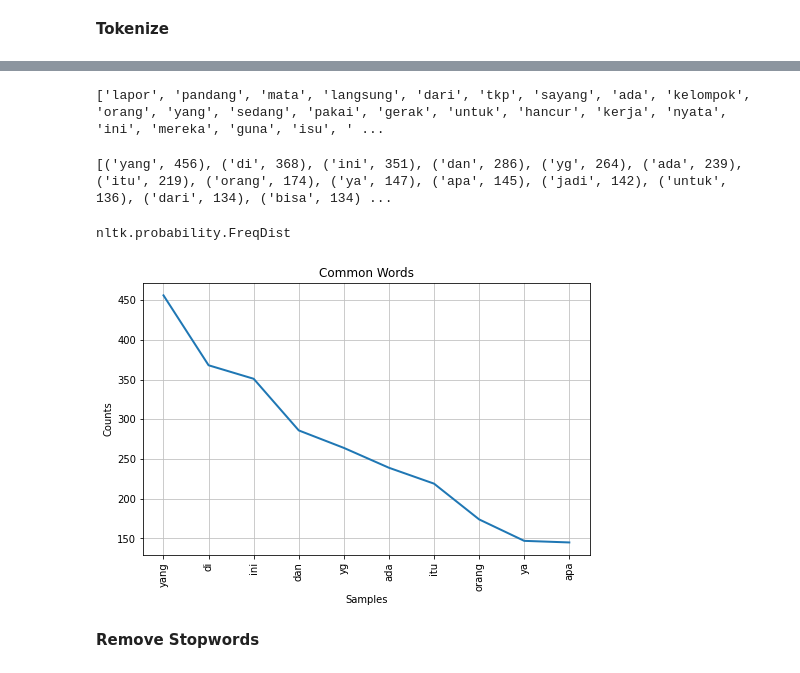
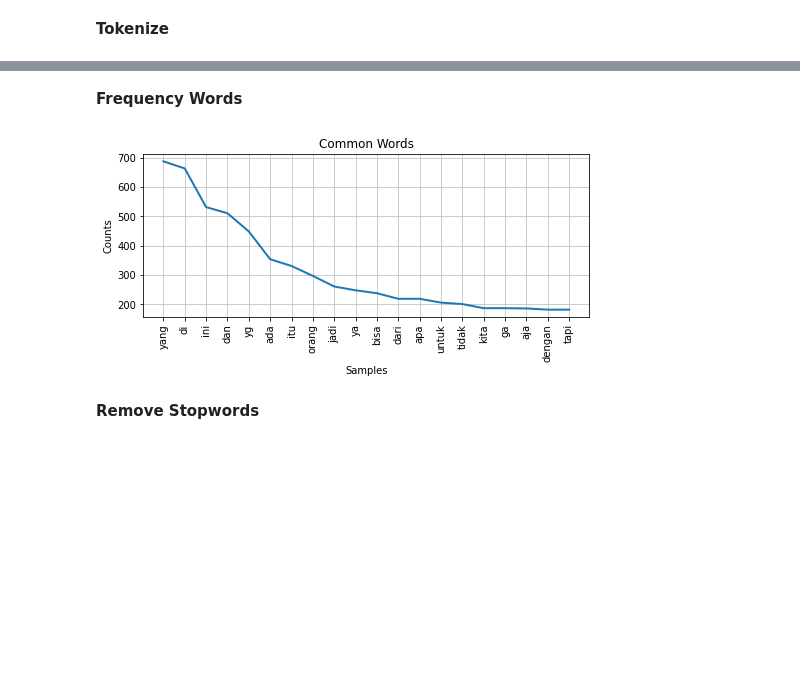
Before and after one commit to farhanalfaa/twitter-sentiment-analysis, a Jupyter notebook: program/[Part_2]_Exploratory_Data_Analysis.ipynb, the cells around one changed output, grey strips where cells are left out. Saved outputs shown, nothing was run; the diff lists cells and outputs as text; code cells hidden in the pictures; blank space fills up the shorter version.

```diff
--- a/program/[Part_2]_Exploratory_Data_Analysis.ipynb
+++ b/program/[Part_2]_Exploratory_Data_Analysis.ipynb
@@ -34,7 +27,7 @@ stop = set(stopwords.words('indonesian'))
 # %% [markdown]
 #### **Load Dataset**
 # %%
-df = pd.read_excel('fix_3030.xlsx', index_col=0)
+df = pd.read_excel('https://raw.githubusercontent.com/farhanalfaa/twitter-sentiment-analysis/master/dataset/5000_tweets.xlsx', index_col = 0)
 # %%
 df.shape
 # %% [output]
@@ -53,11 +46,11 @@ df.head()
 # %%
-pos_tweet = df['target'] == 1
-neg_tweet = df['target'] == -1
-neu_tweet = df['target'] == 0
+pos_tweet = df['label'] == 1
+neu_tweet = df['label'] == 0
+neg_tweet = df['label'] == -1
 
 new_df = (df[(pos_tweet) | (neg_tweet) | (neu_tweet)])
 # %%
-new_df = new_df[['text', 'target']]
+new_df = new_df[['text', 'label']]
 # %%
 new_df.shape
 # %% [output]
@@ -209,3 +220,5 @@ new_df.head()
+# %% [markdown]
+**Frequency Words**
 # %%
 from nltk.probability import FreqDist
 
@@ -213,26 +226,15 @@ result = []
 for sublist in token_list:
     for item in sublist:
         result.append(item)
-
-print(result)
-# %% [output]
-['lapor', 'pandang', 'mata', 'langsung', 'dari', 'tkp', 'sayang', 'ada', 'kelompok', 'orang', 'yang', 'sedang', 'pakai', 'gerak', 'untuk', 'hancur', 'kerja', 'nyata', 'ini', 'mereka', 'guna', 'isu', ' ...
 # %%
-kemunculan = nltk.FreqDist(result)
-print(kemunculan.most_common())
+commons_word = nltk.FreqDist(result)
-# %% [output]
-[('yang', 456), ('di', 368), ('ini', 351), ('dan', 286), ('yg', 264), ('ada', 239), ('itu', 219), ('orang', 174), ('ya', 147), ('apa', 145), ('jadi', 142), ('untuk', 136), ('dari', 134), ('bisa', 134) ...
-# %%
-type(kemunculan)
-# %% [output]
-nltk.probability.FreqDist
 # %%
-fig, ax = plt.subplots(figsize=(8,5))
+fig, ax = plt.subplots(figsize=(8,3))
 
-kemunculan.plot(10,cumulative=False, title='Common Words')
+commons_word.plot(20,cumulative=False, title='Common Words')
 
 plt.show()
 # %% [output]
-[figure, old version]
+[figure, new version]
 # %% [markdown]
 **Remove Stopwords**
```
Also changed, not shown: parts of 48 cells of this notebook.
